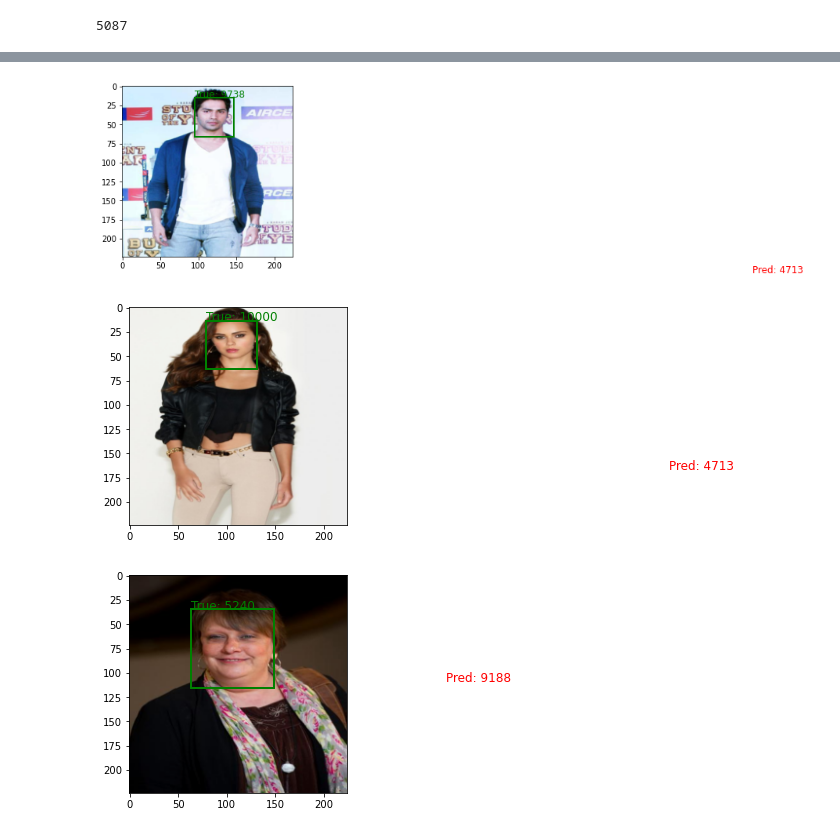
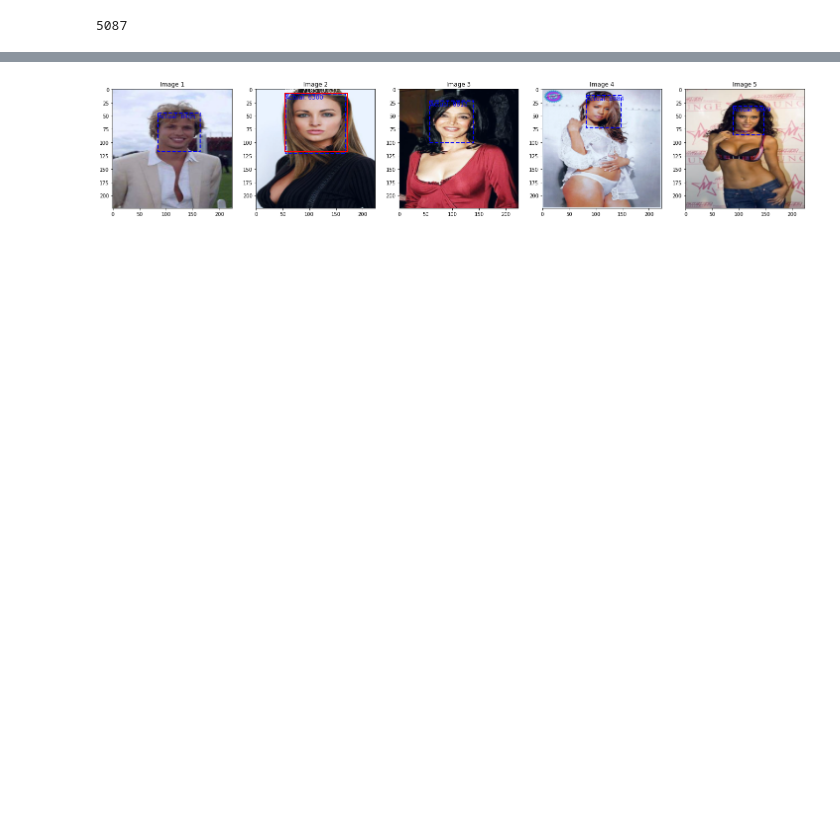
Before and after one commit to ALLIA12/FacialRecognition, a Jupyter notebook: modelTorchYolo.ipynb, the cells around one changed output, grey strips where cells are left out. Cells and saved outputs as stored; diff of their text form; code cells hidden in the pictures; blank space fills up the shorter version.

```diff
--- a/modelTorchYolo.ipynb
+++ b/modelTorchYolo.ipynb
@@ -233,7 +234,7 @@ def load_model(file_name, num_classes, directory='PyTorchModel'):
     model.eval()  # Set the model to evaluation mode
     return model
 # %%
-file_name = 'yolo_model.pth'
+file_name = 'yolo_model_regularized.pth'
 # When you need to load the model
 # Concatenate the dataframes
 all_df = pd.concat([train_df, val_df, test_df])
@@ -242,10 +243,13 @@ try:
     model = load_model(file_name, num_classes)
     model = model.to(device)
     print("Model found\n Using trained model")
-    optimizer = torch.optim.Adam(model.parameters(), lr=0.001)
+    optimizer = torch.optim.Adam(model.parameters(), lr=0.0001, weight_decay=1e-4)
+    scheduler = torch.optim.lr_scheduler.StepLR(optimizer, step_size=5, gamma=0.5)
+
 except:
     print("No Model found\n Using Untrained model")
     model = YOLOModel(n_classes=num_classes)
     model = model.to(device)
-    optimizer = torch.optim.Adam(model.parameters(), lr=0.001)
+    optimizer = torch.optim.Adam(model.parameters(), lr=0.0001, weight_decay=1e-4)
+    scheduler = torch.optim.lr_scheduler.StepLR(optimizer, step_size=5, gamma=0.5)
 # %% [output]
@@ -342,5 +264,5 @@ Total Estimated Time: 54857.35 seconds
 # %%
-num_epochs = 3
+num_epochs = 10
 train_losses = []
 val_losses = []
 
@@ -401,5 +323,6 @@ for epoch in range(num_epochs):
     val_losses.append(avg_val_loss)
 
     print(f"Epoch [{epoch + 1}/{num_epochs}], Train Loss: {avg_train_loss}, Val Loss: {avg_val_loss}")
+    scheduler.step()
 print("Done")
 # %% [output]
@@ -481,30 +383,42 @@ def plot_image_with_boxes(image, pred_boxes, pred_labels, true_boxes, true_label
 # %%
-# Assuming you have a test_loader, model, and device set up
-model.eval()
-sample = next(iter(test_loader))
-images = sample['image'].to(device)
-bboxes = sample['bbox']
-labels = sample['identity']
-indices = np.random.choice(len(images), 3, replace=False)  # Select 3 random indices
 
+# Selecting 5 random images and their labels from the test dataset
+indices = random.sample(range(len(test_dataset)), 5)
+# Visualization loop
+fig, axs = plt.subplots(1, 5, figsize=(25, 5))
+for i, idx in enumerate(indices):
+    sample = test_dataset[idx]
+    image_tensor, true_bbox, label = sample['image'], sample['bbox'], sample['identity']
 
+    image_tensor_4d = image_tensor.unsqueeze(0).to(device)
+    pred_bboxes, pred_scores = model(image_tensor_4d)
+    pred_bboxes, pred_scores = pred_bboxes[0], pred_scores[0]  # Assuming first dimension is batch size
+    # Get detections
+    detections = get_detections(pred_bboxes, pred_scores, threshold=0.5)
 
-for index in indices:
-    image = images[index].unsqueeze(0)  # Add batch dimension, already on device
-    true_bbox = bboxes[index].cpu().numpy()
-    true_label = labels[index].cpu().numpy()
-    # Obtain model's output
-    output = model(image)
-    # Assuming the first element of the tuple is bounding boxes and the second is class scores
-    pred_bboxes_tensor, pred_class_scores_tensor = output
-    # Process the tensors to extract bounding box coordinates and class scores
-    pred_bbox = pred_bboxes_tensor.squeeze(0).detach().cpu().numpy()
-    pred_label_scores = pred_class_scores_tensor.squeeze(0).detach().cpu().numpy()
-    pred_label = np.argmax(pred_label_scores, axis=-1)
-    plot_image_with_boxes(image.cpu().squeeze(0),
-                          pred_bbox, [pred_label],
-                          true_bbox, [true_label])
+    image_to_plot = image_tensor.permute(1, 2, 0).numpy()
+    axs[i].imshow((image_to_plot - image_to_plot.min()) / (image_to_plot.max() - image_to_plot.min()))
+
+    # Plot actual bbox and label
+    actual_bbox = convert_bbox_format(true_bbox)
+    rect = patches.Rectangle((actual_bbox[0], actual_bbox[1]), actual_bbox[2] - actual_bbox[0],
+                             actual_bbox[3] - actual_bbox[1], linewidth=2, edgecolor='blue', facecolor='none',
+                             linestyle='dashed')
+    axs[i].add_patch(rect)
+    axs[i].text(actual_bbox[0], actual_bbox[1], f'Actual: {label - 1}', color='blue', fontsize=12,
+                verticalalignment='top')
+
+    # Plot predicted bbox and label
+    for bbox, class_id, score in detections:
+        pred_bbox = convert_bbox_format(bbox)
+        rect = patches.Rectangle((pred_bbox[0], pred_bbox[1]), pred_bbox[2] - pred_bbox[0], pred_bbox[3] - pred_bbox[1],
+                                 linewidth=2, edgecolor='r', facecolor='none')
+        axs[i].add_patch(rect)
+        axs[i].text(pred_bbox[0], pred_bbox[1], f'Pred: {class_id} ({score:.2f})', color='white', fontsize=12,
+                    verticalalignment='bottom')
+
+    axs[i].set_title(f"Image {i + 1}")
+
+plt.show()
 # %% [output]
-[figure, old version]
+[figure, new version]
-[figure, removed]
-[figure, removed]
```
Also changed, not shown: parts of 9 cells of this notebook.
